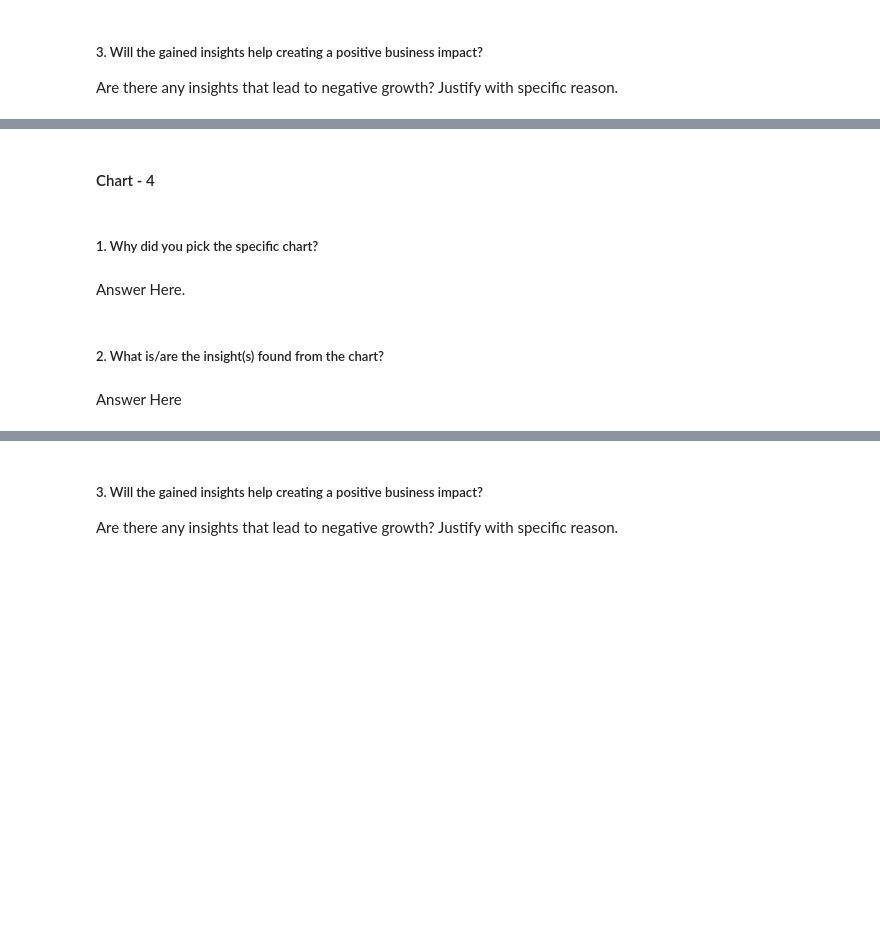
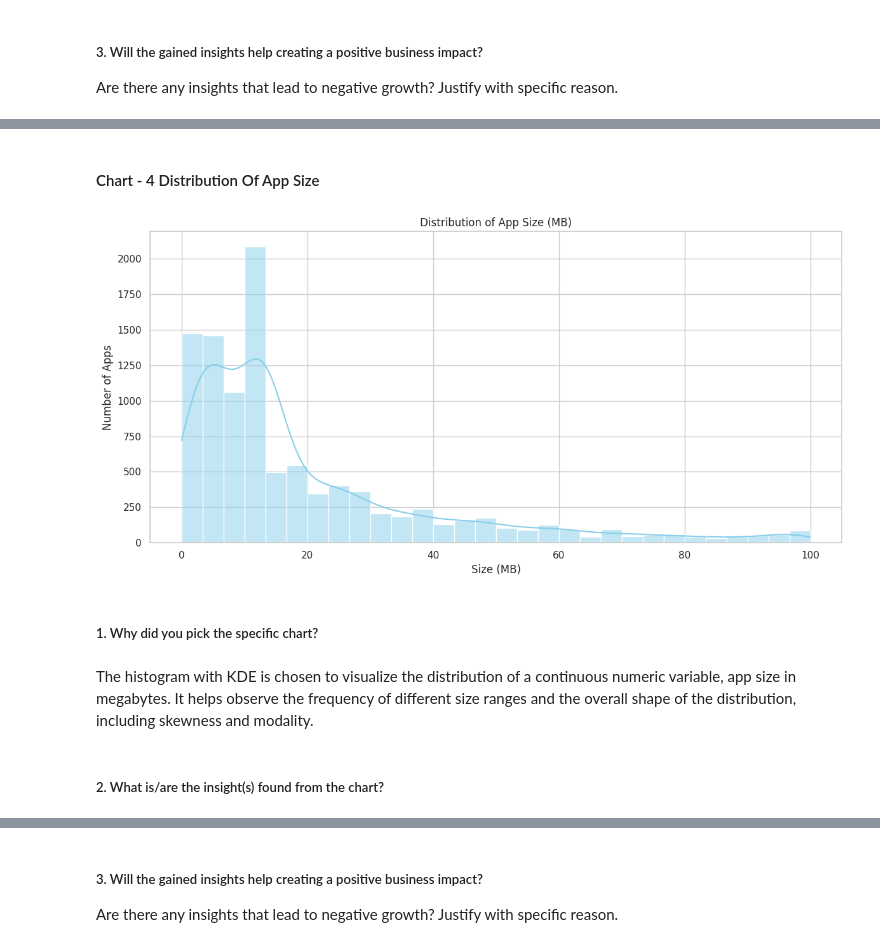
Before and after one commit to Sagarjain93/Google-Playstore-Reviews, a Jupyter notebook: Google_Playstore_App_Review_.ipynb, the cells around one changed output, grey strips where cells are left out. Saved outputs shown, nothing was run; the diff lists cells and outputs as text; code cells hidden in the pictures; blank space fills up the shorter version.

```diff
--- a/Google_Playstore_App_Review_.ipynb
+++ b/Google_Playstore_App_Review_.ipynb
@@ -753,2 +1025,2 @@ Answer Here
 # %% [markdown]
-#### Chart - 4
+#### Chart - 4 Distribution Of App Size
@@ -757,8 +1027,18 @@ Answer Here
+# %%
+# Chart - 4 visualization code
+
+plt.figure(figsize=(12,6))
+sns.histplot(df_merged['size_mb'], kde=True, bins=30, color='skyblue')
+plt.title('Distribution of App Size (MB)')
+plt.xlabel('Size (MB)')
+plt.ylabel('Number of Apps')
+plt.tight_layout()
+plt.show()
+# %% [output]
+[figure, added]
 # %% [markdown]
 ##### 1. Why did you pick the specific chart?
-# %% [markdown]
-Answer Here.
+# %% [markdown]
+The histogram with KDE is chosen to visualize the distribution of a continuous numeric variable, app size in megabytes. It helps observe the frequency of different size ranges and the overall shape of the distribution, including skewness and modality.
 # %% [markdown]
 ##### 2. What is/are the insight(s) found from the chart?
-# %% [markdown]
-Answer Here
```
Also changed, not shown: parts of 85 cells of this notebook.
